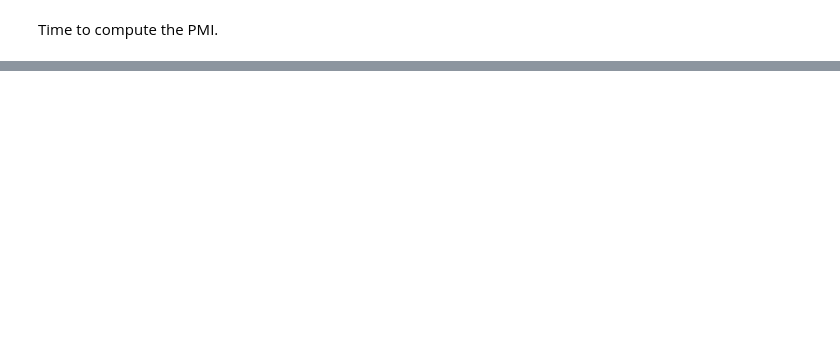
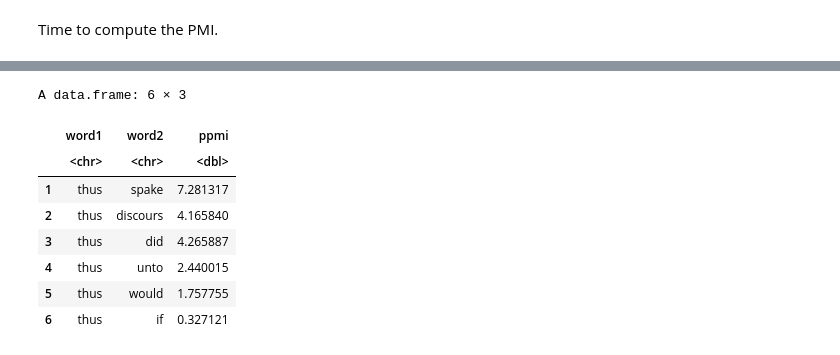
Before and after one commit to satuelisa/NLPF, a Jupyter notebook: NLPF_08_R.ipynb, the cells around one changed output, grey strips where cells are left out. Cells and saved outputs as stored; diff of their text form; code cells hidden in the pictures; blank space fills up the shorter version.

```diff
--- a/NLPF_08_R.ipynb
+++ b/NLPF_08_R.ipynb
@@ -520,0 +537,12 @@ list()
+# %%
+head(PMI)
+# %% [output]
+A data.frame: 6 × 3
+|  | word1 | word2 | ppmi |
+|  | <chr> | <chr> | <dbl> |
+| 1 | thus | spake | 7.281317 |
+| 2 | thus | discours | 4.165840 |
+| 3 | thus | did | 4.265887 |
+| 4 | thus | unto | 2.440015 |
+| 5 | thus | would | 1.757755 |
+| 6 | thus | if | 0.327121 |
```
Also changed, not shown: parts of 19 cells of this notebook.
